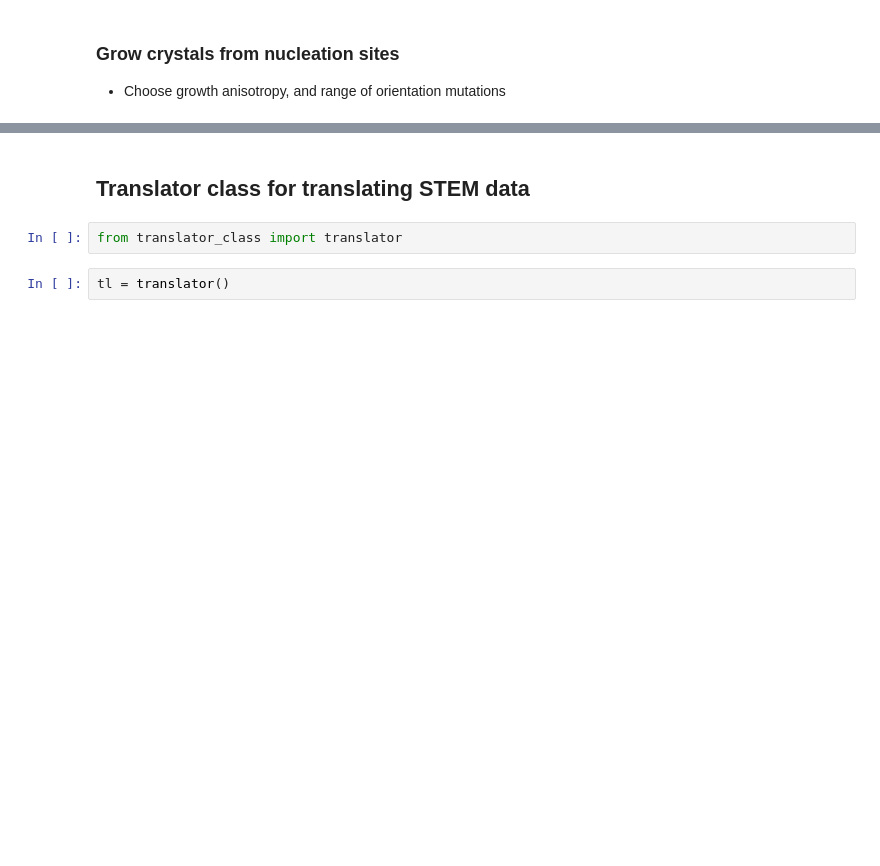
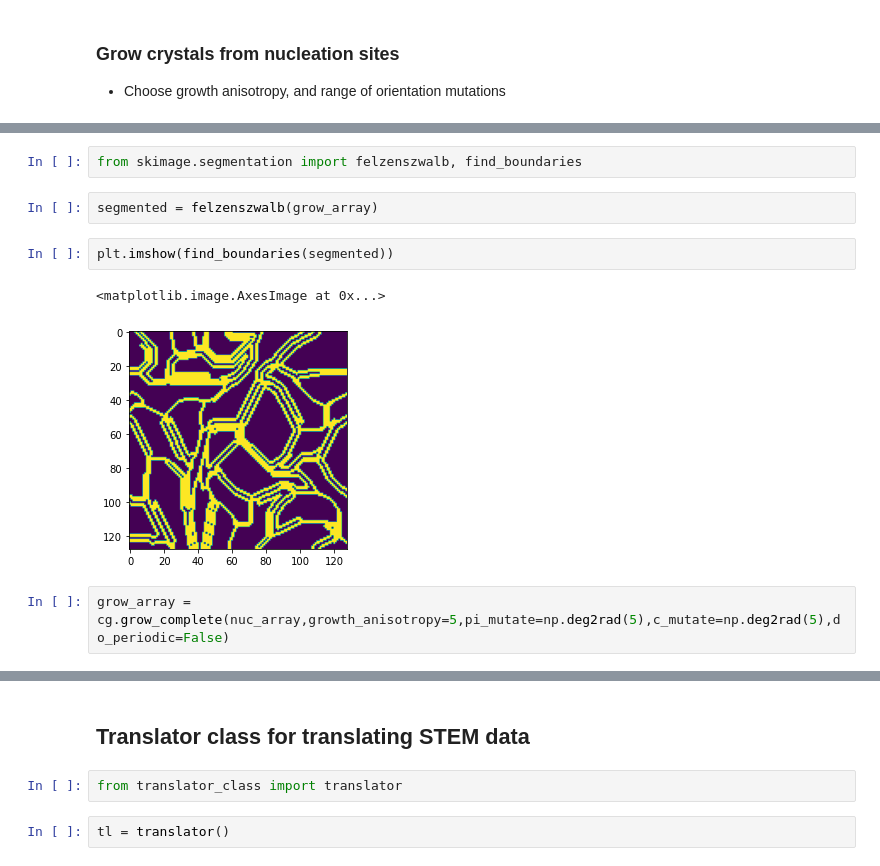
Before and after one commit to pdudenas/mcmorph, a Jupyter notebook: dev.ipynb, the cells around one changed output, grey strips where cells are left out. Saved outputs shown, nothing was run; the diff lists cells and outputs as text; blank space fills up the shorter version.

```diff
--- a/dev.ipynb
+++ b/dev.ipynb
@@ -38,0 +41,11 @@ plt.colorbar()
+# %%
+from skimage.segmentation import felzenszwalb, find_boundaries
+# %%
+segmented = felzenszwalb(grow_array)
+# %%
+plt.imshow(find_boundaries(segmented))
+# %% [output]
+<matplotlib.image.AxesImage at 0x...>
+[figure, added]
+# %%
+grow_array = cg.grow_complete(nuc_array,growth_anisotropy=5,pi_mutate=np.deg2rad(5),c_mutate=np.deg2rad(5),do_periodic=False)
```
Also changed, not shown: parts of 47 cells of this notebook, 7 other files.
